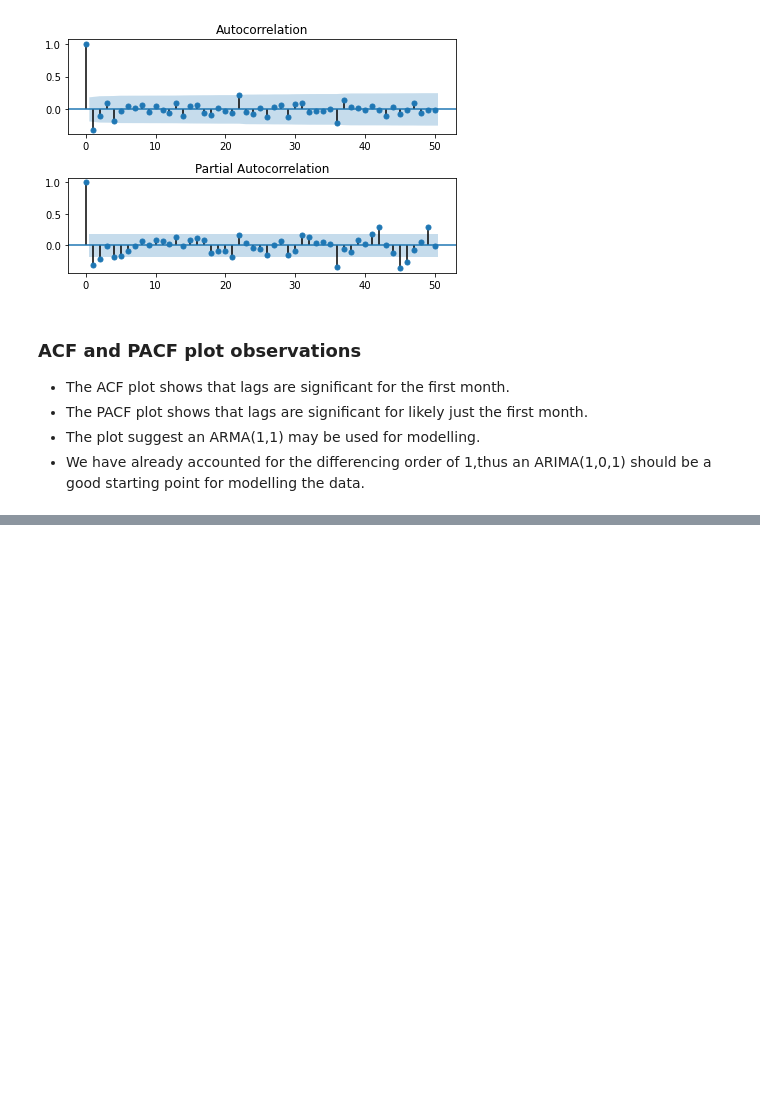
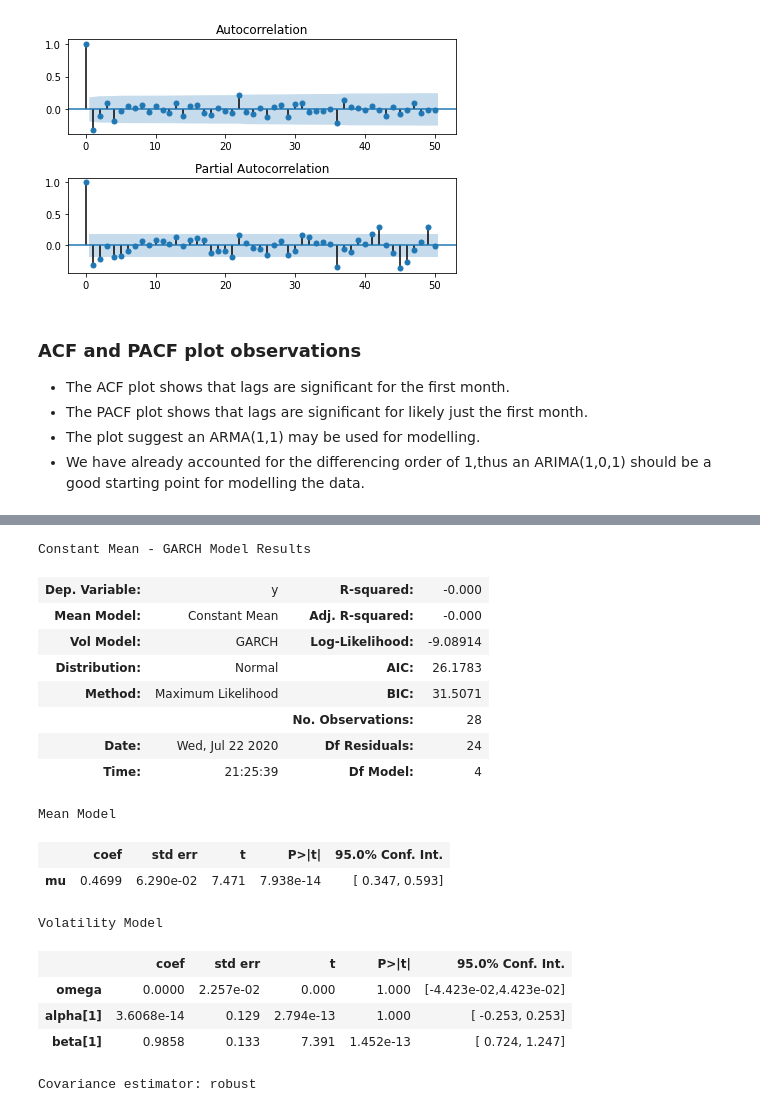
Before and after one commit to grantrzchan/HTX_Armed_Robberies, a Jupyter notebook: HTX_Robberies_ARIMA.ipynb, the cells around one changed output, grey strips where cells are left out. Drawn from its saved outputs; the diff is of its cells as text; code cells hidden in the pictures; blank space fills up the shorter version.

```diff
--- a/HTX_Robberies_ARIMA.ipynb
+++ b/HTX_Robberies_ARIMA.ipynb
@@ -489,0 +525,21 @@ resid_101.hist()
+# %%
+garch_model_fit.summary()
+# %% [output]
+Constant Mean - GARCH Model Results
+| Dep. Variable: | y | R-squared: | -0.000 |
+| Mean Model: | Constant Mean | Adj. R-squared: | -0.000 |
+| Vol Model: | GARCH | Log-Likelihood: | -9.08914 |
+| Distribution: | Normal | AIC: | 26.1783 |
+| Method: | Maximum Likelihood | BIC: | 31.5071 |
+|  |  | No. Observations: | 28 |
+| Date: | Wed, Jul 22 2020 | Df Residuals: | 24 |
+| Time: | 21:25:39 | Df Model: | 4 |
+Mean Model
+|  | coef | std err | t | P>|t| | 95.0% Conf. Int. |
+| mu | 0.4699 | 6.290e-02 | 7.471 | 7.938e-14 | [ 0.347, 0.593] |
+Volatility Model
+|  | coef | std err | t | P>|t| | 95.0% Conf. Int. |
+| omega | 0.0000 | 2.257e-02 | 0.000 | 1.000 | [-4.423e-02,4.423e-02] |
+| alpha[1] | 3.6068e-14 | 0.129 | 2.794e-13 | 1.000 | [ -0.253, 0.253] |
+| beta[1] | 0.9858 | 0.133 | 7.391 | 1.452e-13 | [ 0.724, 1.247] |
+Covariance estimator: robust
```
Also changed, not shown: parts of 17 cells of this notebook.
